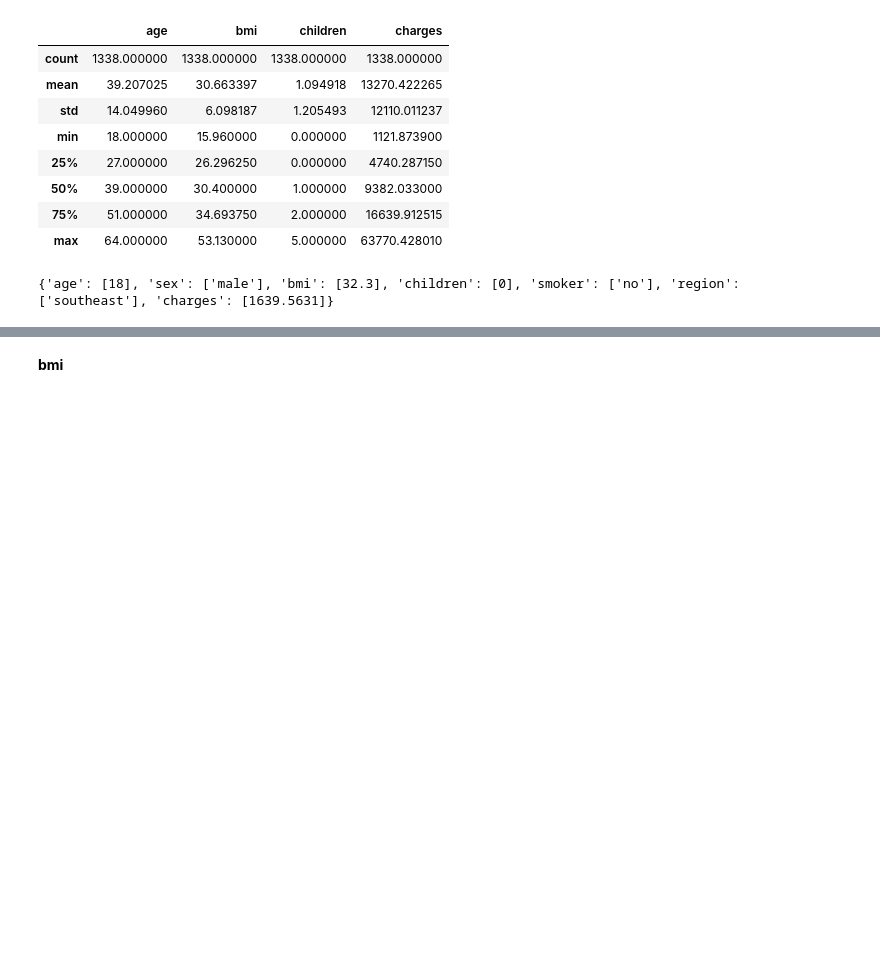
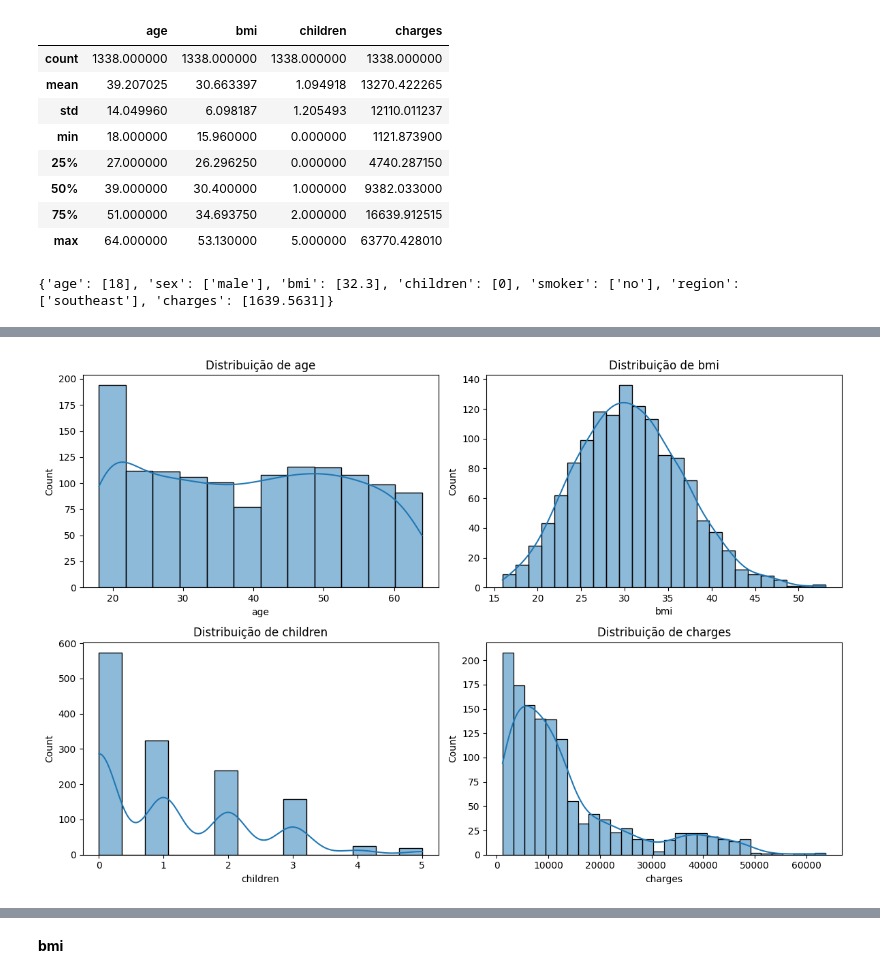
Before and after one commit to Rd-Brito13/Previsao-de-custos-de-seguro-de-saude, a Jupyter notebook: notebook/Regressor.ipynb, the cells around one changed output, grey strips where cells are left out. Cells and saved outputs as stored; diff of their text form; code cells hidden in the pictures; blank space fills up the shorter version.

Commit message:
Atualização  no notebook, novos label explicativos, formatos no gráficos mais simples de ler e mais educativo, atualização nos labels de regressão linear simples charges ~age

```diff
--- a/notebook/Regressor.ipynb
+++ b/notebook/Regressor.ipynb
@@ -175,0 +193,17 @@ for colunas in fear.columns:
+# %%
+# FEATURES NUMERICAS
+num_cols = ['age', 'bmi', 'children', 'charges']
+
+# TAMANHO DA FIGURA
+plt.figure(figsize=(12,8))
+# ESTRUTURA DE REPETIÇÃO DENTRO DA LISTA DAS FEATURES NUMERICAS PARA EXIBIR EM UMA MATRIZ
+for i, col in enumerate(num_cols, 1):
+    plt.subplot(2, 2, i)
+    sns.histplot(dados[col], kde=True)
+    plt.title(f'Distribuição de {col}')
+
+# EXIBINDO OS GRÁFICOS
+plt.tight_layout()
+plt.show()
+# %% [output]
+[figure, added]
```
Also changed, not shown: parts of 65 cells of this notebook.
